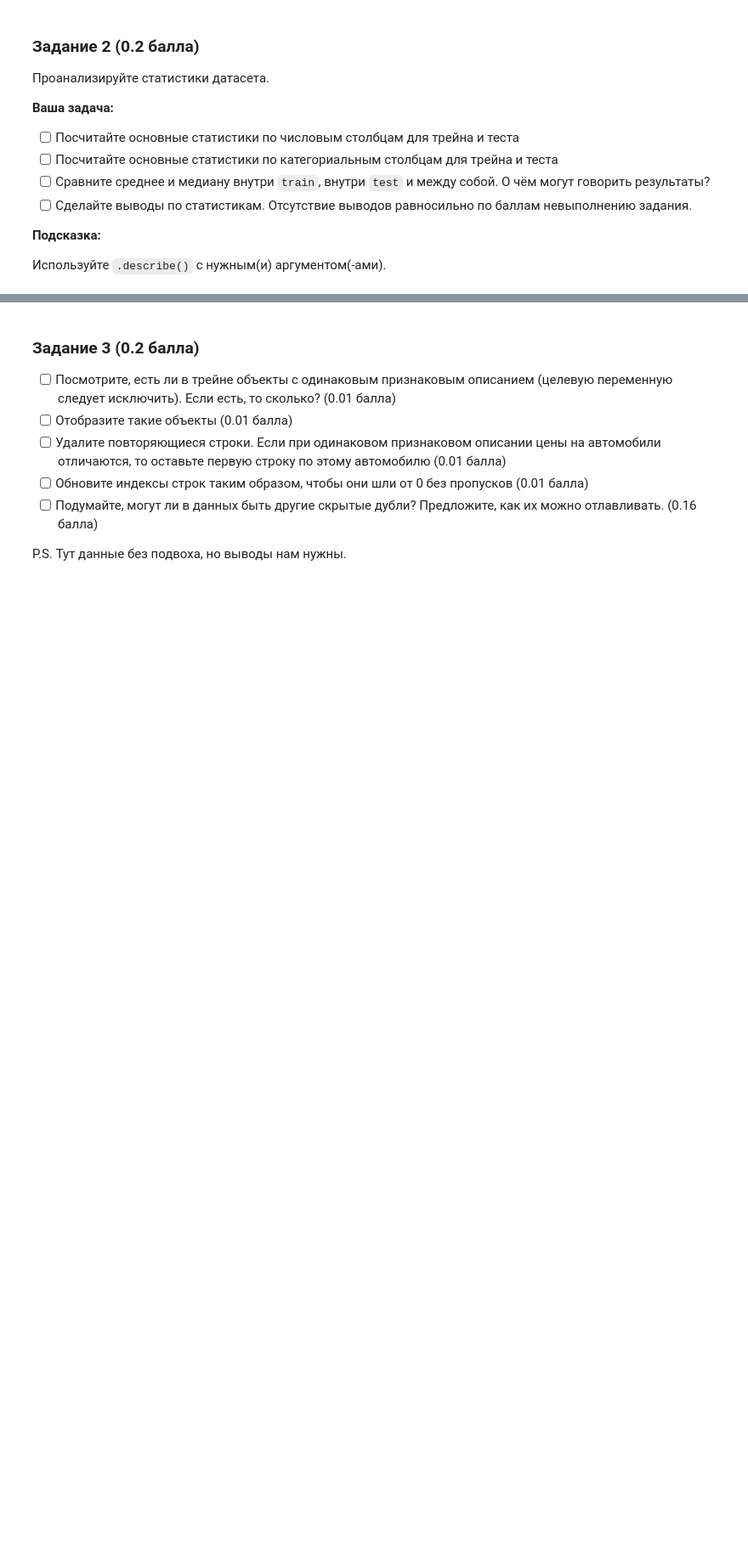
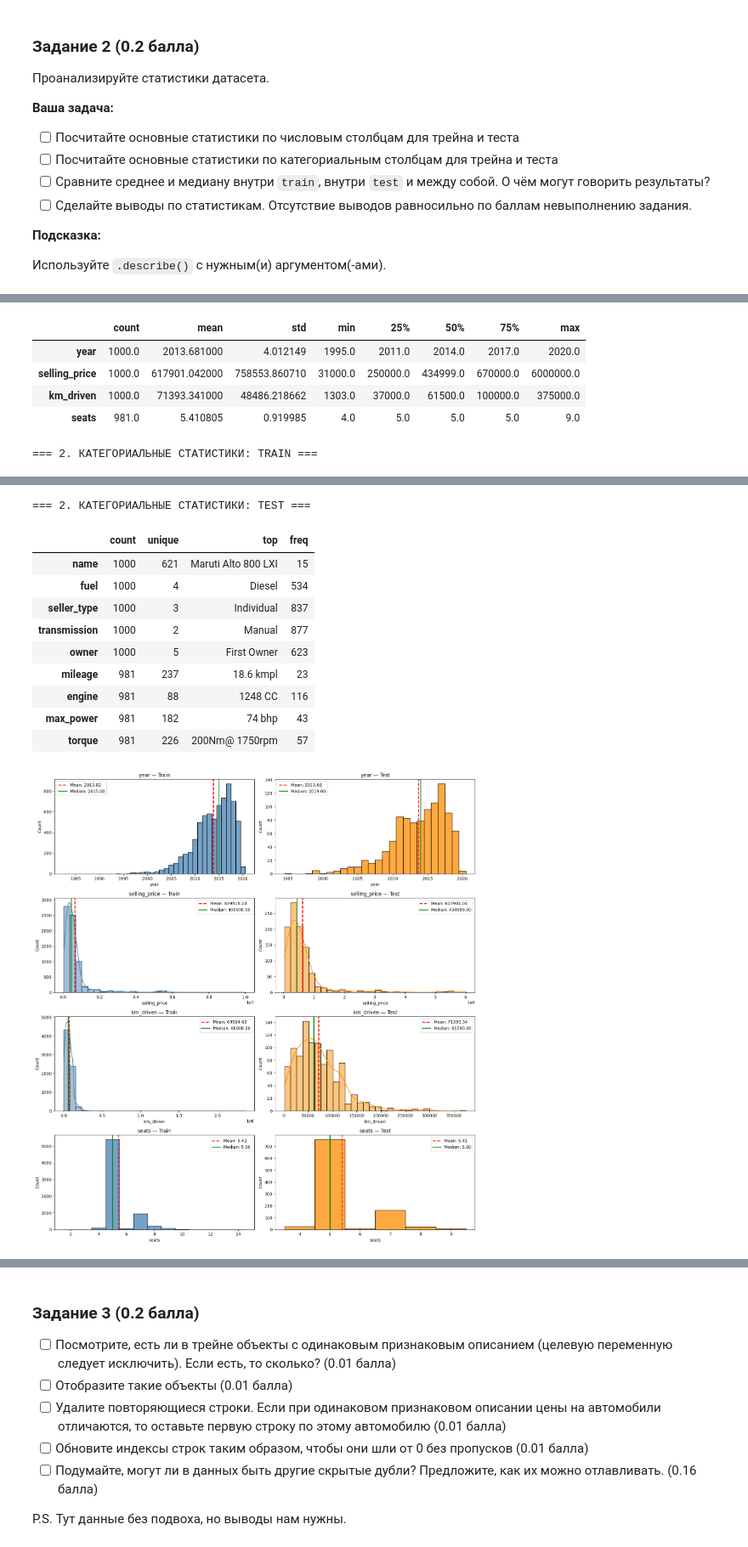
Before and after one commit to Phoenix377ss/HW_1_HSE_ML, a Jupyter notebook: AI_HW1_Regression_with_inference_pro.ipynb, the cells around one changed output, grey strips where cells are left out. Shown at 85% size. Saved outputs shown, nothing was run; the diff lists cells and outputs as text; code cells hidden in the pictures; blank space fills up the shorter version.

```diff
--- a/AI_HW1_Regression_with_inference_pro.ipynb
+++ b/AI_HW1_Regression_with_inference_pro.ipynb
@@ -98,0 +157,62 @@ profile =
+# %%
+pd.set_option('display.max_columns', None)
+pd.set_option('display.width', 1000)
+
+num_cols = df_train.select_dtypes(include=[np.number]).columns.tolist()
+cat_cols = df_train.select_dtypes(exclude=[np.number]).columns.tolist()
+
+print("=== 1. ЧИСЛОВЫЕ СТАТИСТИКИ: TRAIN ===")
+display(df_train[num_cols].describe().T)
+
+print("\n=== 1. ЧИСЛОВЫЕ СТАТИСТИКИ: TEST ===")
+display(df_test[num_cols].describe().T)
+
+print("\n=== 2. КАТЕГОРИАЛЬНЫЕ СТАТИСТИКИ: TRAIN ===")
+display(df_train[cat_cols].describe().T)
+
+print("\n=== 2. КАТЕГОРИАЛЬНЫЕ СТАТИСТИКИ: TEST ===")
+display(df_test[cat_cols].describe().T)
+
+if num_cols:
+    fig, axes = plt.subplots(nrows=len(num_cols), ncols=2, figsize=(15, 4 * len(num_cols)))
+    if len(num_cols) == 1:
+        axes = np.array([axes])
+
+    for i, col in enumerate(num_cols):
+        is_discrete = df_train[col].nunique() < 40
+        hist_kwargs = {'discrete': True} if is_discrete else {'bins': 30}
+
+        sns.histplot(df_train[col], kde=not is_discrete, ax=axes[i, 0], color='steelblue', **hist_kwargs)
+        axes[i, 0].axvline(df_train[col].mean(), color='red', linestyle='--', linewidth=2, label=f"Mean: {df_train[col].mean():.2f}")
+        axes[i, 0].axvline(df_train[col].median(), color='green', linestyle='-', linewidth=2, label=f"Median: {df_train[col].median():.2f}")
+        axes[i, 0].set_title(f"{col} — Train")
+        axes[i, 0].legend()
+
+        sns.histplot(df_test[col], kde=not is_discrete, ax=axes[i, 1], color='darkorange', **hist_kwargs)
+        axes[i, 1].axvline(df_test[col].mean(), color='red', linestyle='--', linewidth=2, label=f"Mean: {df_test[col].mean():.2f}")
+        axes[i, 1].axvline(df_test[col].median(), color='green', linestyle='-', linewidth=2, label=f"Median: {df_test[col].median():.2f}")
+        axes[i, 1].set_title(f"{col} — Test")
+        axes[i, 1].legend()
+
+    plt.tight_layout()
+    display(fig)
+    plt.close(fig)
+
+if cat_cols:
+    fig, axes = plt.subplots(nrows=len(cat_cols), ncols=2, figsize=(16, 4 * len(cat_cols)))
+    if len(cat_cols) == 1:
+        axes = np.array([axes])
+
+    for i, col in enumerate(cat_cols):
+        top_10 = df_train[col].value_counts().nlargest(10).index
+
+        sns.countplot(data=df_train[df_train[col].isin(top_10)], y=col, order=top_10, ax=axes[i, 0], color='steelblue')
+        axes[i, 0].set_title(f"{col} (Топ-10) — Train | Уник.: {df_train[col].nunique()}")
+
+        sns.countplot(data=df_test[df_test[col].isin(top_10)], y=col, order=top_10, ax=axes[i, 1], color='darkorange')
+        axes[i, 1].set_title(f"{col} (Топ-10) — Test | Уник.: {df_test[col].nunique()}")
+
+    plt.tight_layout()
+    display(fig)
+    plt.close(fig)
+# %% [output]
@@ -98,0 +226,6 @@ profile =
+|  | count | mean | std | min | 25% | 50% | 75% | max |
+| year | 1000.0 | 2013.681000 | 4.012149 | 1995.0 | 2011.0 | 2014.0 | 2017.0 | 2020.0 |
+| selling_price | 1000.0 | 617901.042000 | 758553.860710 | 31000.0 | 250000.0 | 434999.0 | 670000.0 | 6000000.0 |
+| km_driven | 1000.0 | 71393.341000 | 48486.218662 | 1303.0 | 37000.0 | 61500.0 | 100000.0 | 375000.0 |
+| seats | 981.0 | 5.410805 | 0.919985 | 4.0 | 5.0 | 5.0 | 5.0 | 9.0 |
+=== 2. КАТЕГОРИАЛЬНЫЕ СТАТИСТИКИ: TRAIN ===
@@ -98,0 +242,12 @@ profile =
+=== 2. КАТЕГОРИАЛЬНЫЕ СТАТИСТИКИ: TEST ===
+|  | count | unique | top | freq |
+| name | 1000 | 621 | Maruti Alto 800 LXI | 15 |
+| fuel | 1000 | 4 | Diesel | 534 |
+| seller_type | 1000 | 3 | Individual | 837 |
+| transmission | 1000 | 2 | Manual | 877 |
+| owner | 1000 | 5 | First Owner | 623 |
+| mileage | 981 | 237 | 18.6 kmpl | 23 |
+| engine | 981 | 88 | 1248 CC | 116 |
+| max_power | 981 | 182 | 74 bhp | 43 |
+| torque | 981 | 226 | 200Nm@ 1750rpm | 57 |
+[figure, added]
```
Also changed, not shown: parts of 109 cells of this notebook, 14 other files.
